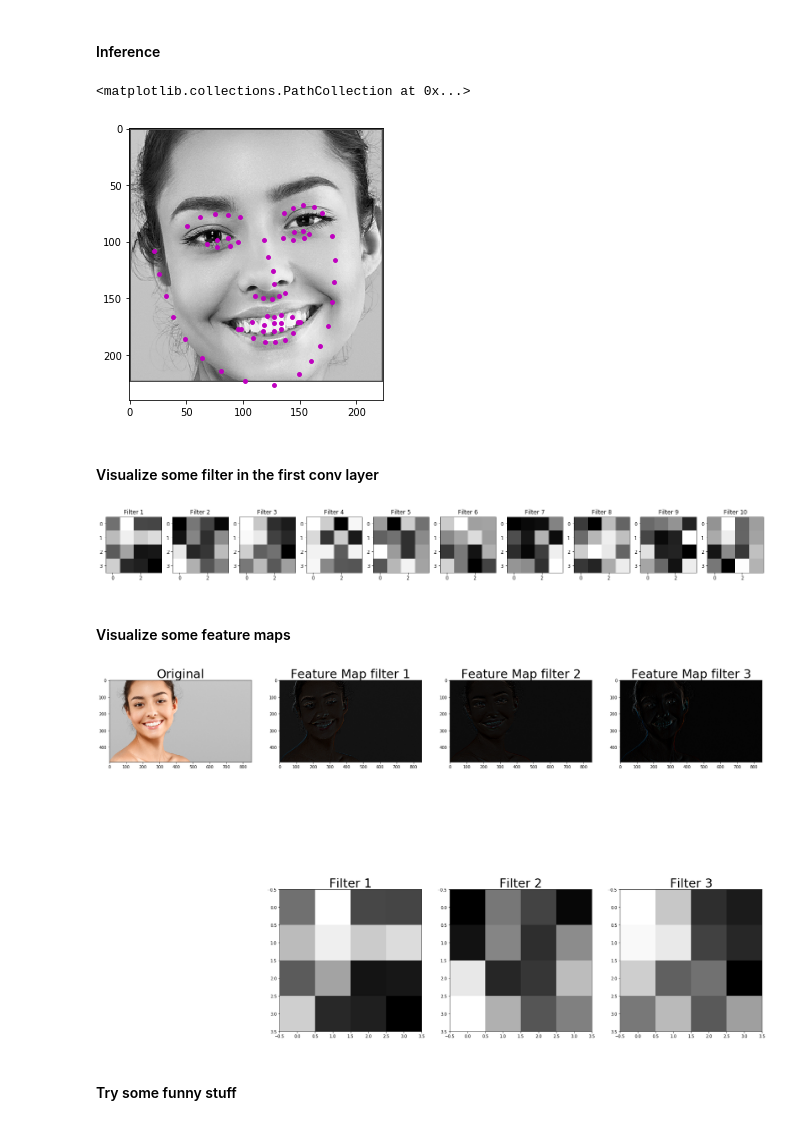
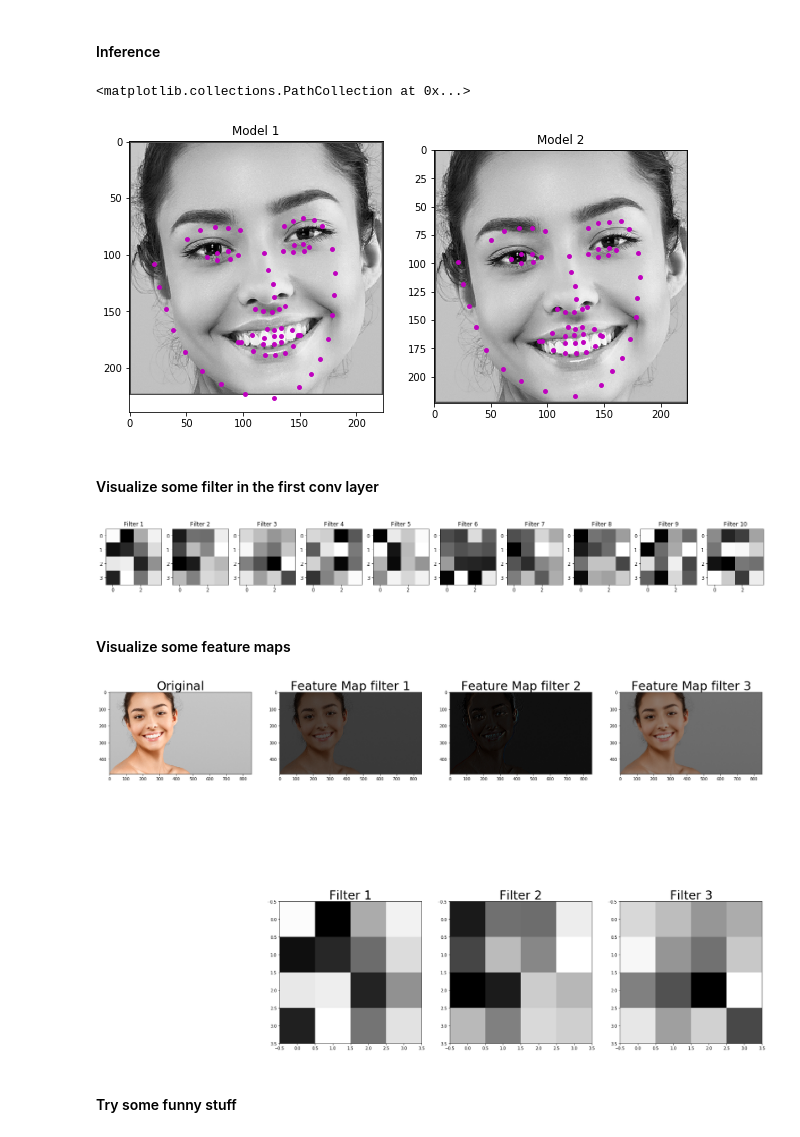
Before and after one commit to Mdhvince/Facial_Keypoints_Detection_CVND, a Jupyter notebook: inference.ipynb, the cells around one changed output. Saved outputs shown, nothing was run; the diff lists cells and outputs as text; code cells hidden in the pictures.

Commit message:
model improved with batch size 128 and around 258 epochs

```diff
--- a/inference.ipynb
+++ b/inference.ipynb
@@ -24,9 +24,13 @@ from network import Net
 #### Load model
 # %%
 model = Net()
+model2 = Net()
 
 model.load_state_dict(torch.load('saved_models/model2.pt', map_location='cpu'))
+model2.load_state_dict(torch.load('saved_models/model2_128_bs.pt', map_location='cpu'))
+
 model.eval()
+model2.eval()
 print("Model succefully loaded !")
 # %% [output]
 Model succefully loaded !
@@ -106,9 +110,10 @@ plt.imshow(img_detection)
 # %% [markdown]
 #### Inference
 # %%
-plt.figure(figsize=(5,5))
+plt.figure(figsize=(10,10))
 
 model.cpu()
+model2.cpu()
 
 # Loop over the detected faces
 # Keep the face part using cropping
@@ -122,42 +127,54 @@ image_kpts = cv2.resize(image_kpts, (224,224))
 image_kpts = normalize_img(image_kpts)
 
 image_kpts = tensor_img(image_kpts)
 
 
 # convert images to FloatTensors
 image_kpts = image_kpts.type(torch.FloatTensor)
 
 # forward pass to get model output
 with torch.no_grad():
     output_pts = model(image_kpts.unsqueeze(0))
+    output_pts2 = model2(image_kpts.unsqueeze(0))
 
 # reshape to batch_size x 68 x 2 pts
 output_pts = output_pts.view(output_pts.size()[0], 68, -1)
+output_pts2 = output_pts2.view(output_pts2.size()[0], 68, -1)
 
 #unormalize images
 image_kpts = image_kpts.numpy()
 image_kpts = np.transpose(image_kpts, (1, 2, 0))
 
 
 #unormalize labels
 labels = output_pts.numpy()
 labels = labels*50.0+100
 labels = labels.reshape(-1, 2)
 
+labels2 = output_pts2.numpy()
+labels2 = labels2*50.0+100
+labels2 = labels2.reshape(-1, 2)
 
-#plt.subplot(4,5,i+1)
+
+plt.subplot(1,2,1)
+plt.title('Model 1')
 plt.imshow(np.squeeze(image_kpts), cmap='gray')
 plt.scatter(labels[:, 0], labels[:, 1], s=60, marker='.', c='m')
+
+plt.subplot(1,2,2)
+plt.title('Model 2')
+plt.imshow(np.squeeze(image_kpts), cmap='gray')
+plt.scatter(labels2[:, 0], labels2[:, 1], s=60, marker='.', c='m')
 # %% [output]
 <matplotlib.collections.PathCollection at 0x...>
-[figure, old version]
+[figure, new version]
 # %% [markdown]
 #### Visualize some filter in the first conv layer
 # %%
 plt.figure(figsize=(25,20))
 
 # weight of the first conv layer
-weights1 = model.conv1.weight.data
+weights1 = model2.conv1.weight.data
 w = weights1.numpy()
 
 #plot the first 10 filters
@@ -171,7 +188,7 @@ for i in range(10):
 
     plt.imshow(filter_w, cmap='gray')
 # %% [output]
-[figure, old version]
+[figure, new version]
 # %% [markdown]
 #### Visualize some feature maps
 # %%
@@ -185,7 +202,7 @@ plt.imshow(img)
 
 # Let's visualize some features maps
 
-weights1 = model.conv1.weight.data
+weights1 = model2.conv1.weight.data
 w = weights1.numpy()
 
 # Applying the image
@@ -205,7 +222,7 @@ for i in range(3):
     plt.title(f"Filter {i+1}", fontsize=30)
     plt.imshow(filter_w, cmap='gray')
 # %% [output]
-[figure, old version]
+[figure, new version]
 # %% [markdown]
 #### Try some funny stuff
 # %%
```
Also changed, not shown: parts of 1 cell of this notebook.
